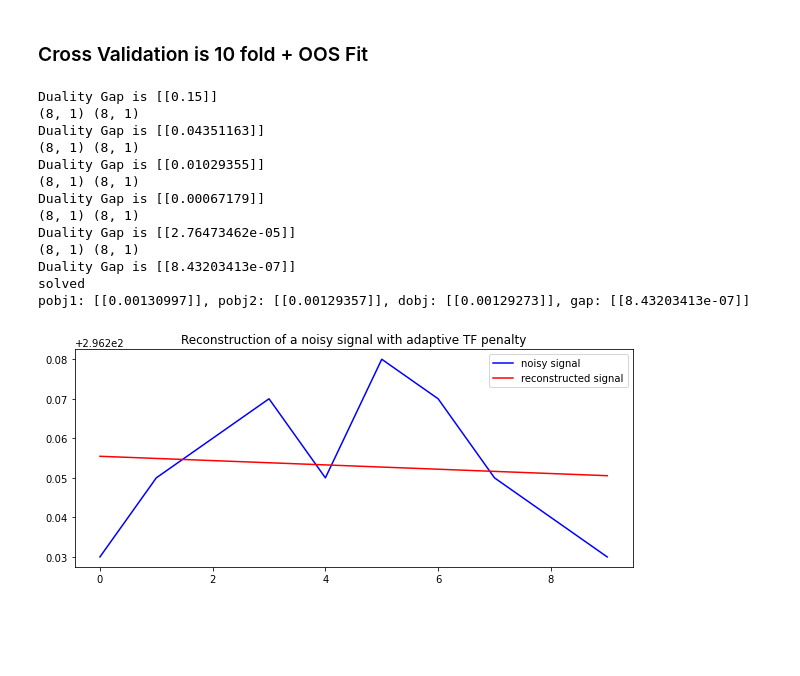
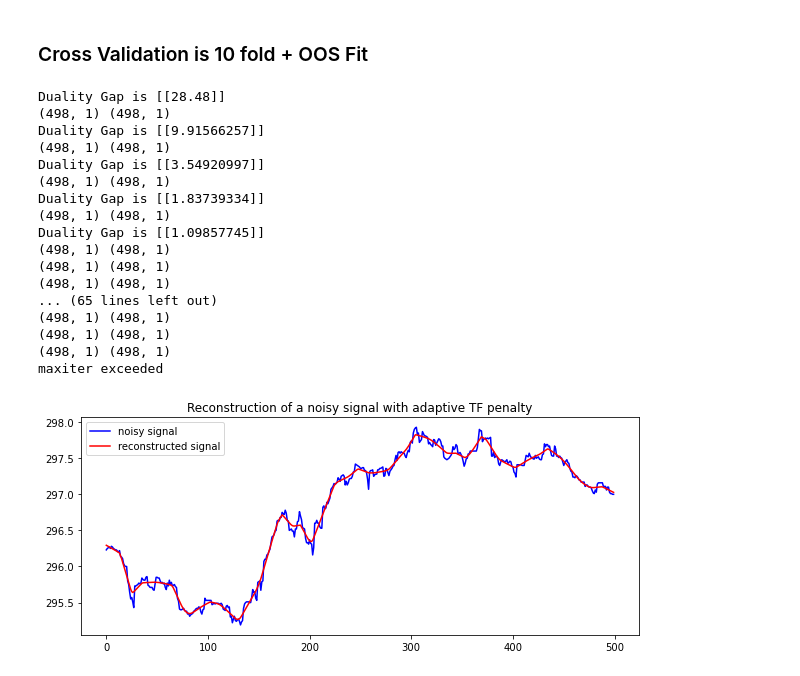
Before and after one commit to jasonbohne123/Adaptive_Signal_Estimation, a Jupyter notebook: trend_filtering/TF_Performance.ipynb, the cells around one changed output. Saved outputs shown, nothing was run; the diff lists cells and outputs as text; code cells hidden in the pictures; blank space fills up the shorter version.

```diff
--- a/trend_filtering/TF_Performance.ipynb
+++ b/trend_filtering/TF_Performance.ipynb
@@ -32,19 +32,23 @@ price.flags
 # %%
 
 
-test_adaptive_tf(price,10,plot=True)
+test_adaptive_tf(price,500,plot=True)
 # %% [output]
-Duality Gap is [[0.15]]
-(8, 1) (8, 1)
-Duality Gap is [[0.04351163]]
-(8, 1) (8, 1)
-Duality Gap is [[0.01029355]]
-(8, 1) (8, 1)
-Duality Gap is [[0.00067179]]
-(8, 1) (8, 1)
-Duality Gap is [[2.76473462e-05]]
-(8, 1) (8, 1)
-Duality Gap is [[8.43203413e-07]]
-solved
-pobj1: [[0.00130997]], pobj2: [[0.00129357]], dobj: [[0.00129273]], gap: [[8.43203413e-07]]
+Duality Gap is [[28.48]]
+(498, 1) (498, 1)
+Duality Gap is [[9.91566257]]
+(498, 1) (498, 1)
+Duality Gap is [[3.54920997]]
+(498, 1) (498, 1)
+Duality Gap is [[1.83739334]]
+(498, 1) (498, 1)
+Duality Gap is [[1.09857745]]
+(498, 1) (498, 1)
+(498, 1) (498, 1)
+(498, 1) (498, 1)
+... (65 lines left out)
+(498, 1) (498, 1)
+(498, 1) (498, 1)
+(498, 1) (498, 1)
+maxiter exceeded
-[figure, old version]
+[figure, new version]
```
Also changed, not shown: 2 other files.
